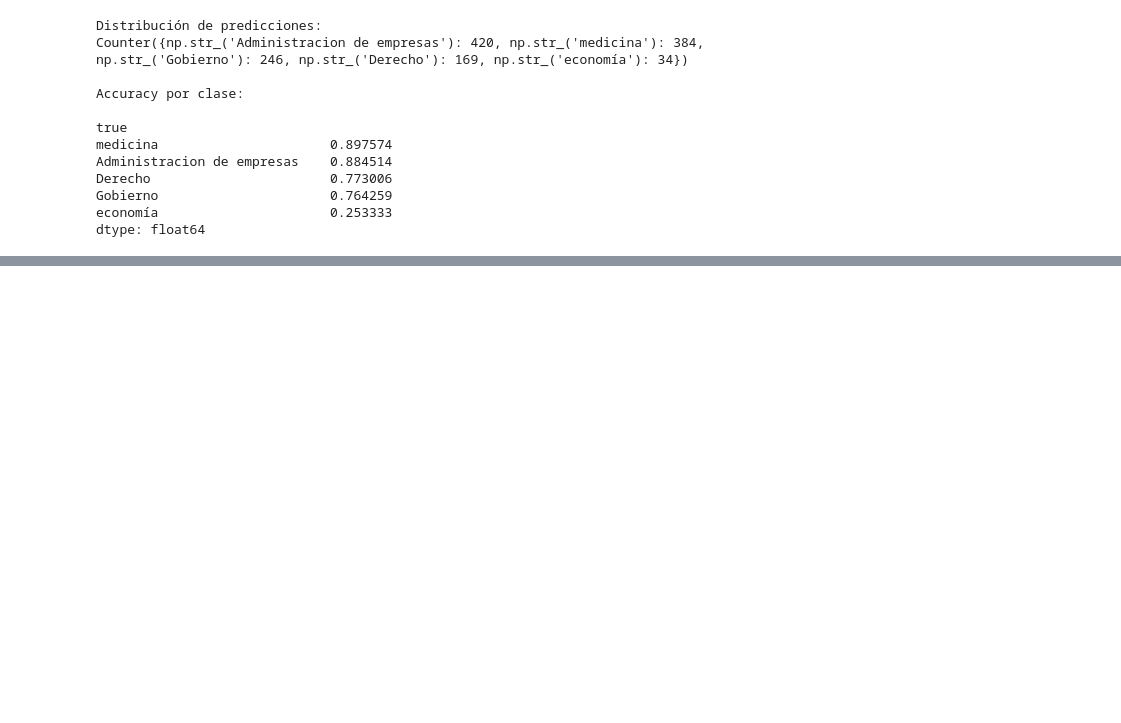
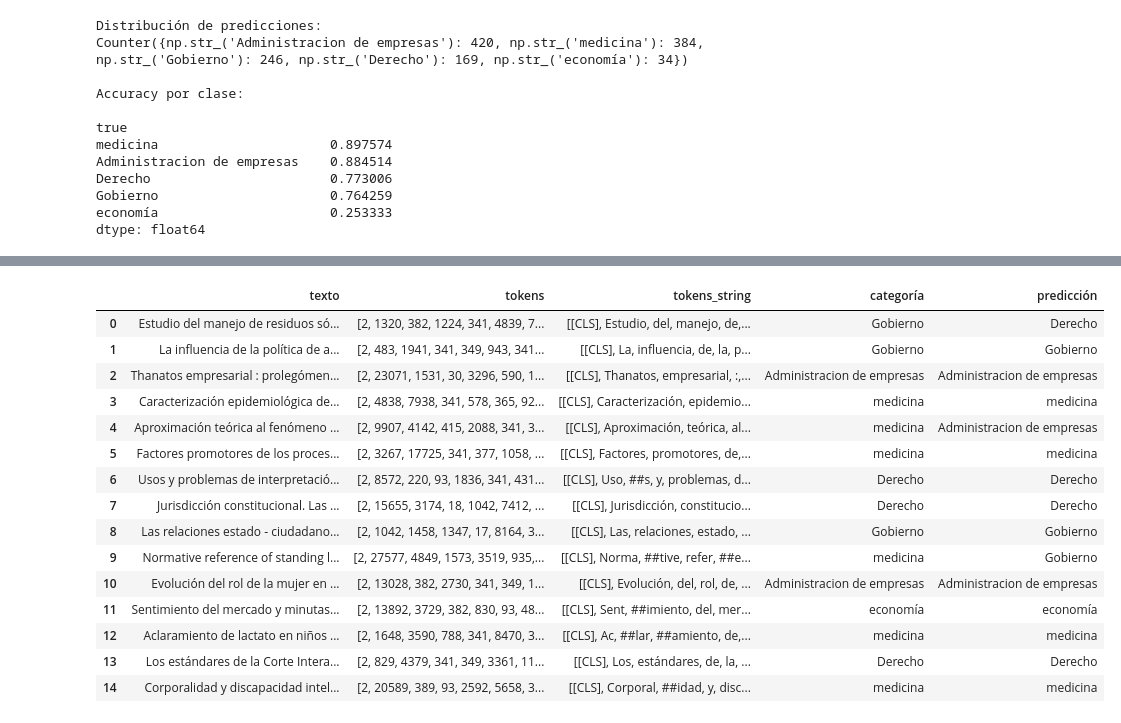
Before and after one commit to IM-333/Talleres_NLP_IM_EV, a Jupyter notebook: Sesion3/1-transformers-from-scratch.ipynb, the cells around one changed output, grey strips where cells are left out. Cells and saved outputs as stored; diff of their text form; code cells hidden in the pictures; blank space fills up the shorter version.

```diff
--- a/Sesion3/1-transformers-from-scratch.ipynb
+++ b/Sesion3/1-transformers-from-scratch.ipynb
@@ -1755,0 +1850,10 @@ dtype: float64
+# %%
+it = iter(train_loader2)
+batch = next(it)
+x, mask, y = batch['input_ids'], batch['attention_mask'], batch['y']
+
+embeddings = token_embeddings(x)
+assert embeddings.shape == (train_loader2.batch_size, max_len, emb_dim)
+
+attention = transformer(embeddings, mask)
+attention.shape
@@ -1755,0 +1862,3 @@ dtype: float64
+# %%
+pred = ff(attention)
+pred.shape
@@ -1755,0 +2116,4 @@ dtype: float64
+# %%
+predictions2 = trainer.predict(model, test_loader2)
+predictions2 = torch.cat(predictions2, dim=0)
+predictions2 = [test_dataset2.id_2_class_map[pred] for pred in predictions2.numpy()]
@@ -1755,0 +2124,42 @@ dtype: float64
+# %%
+import pandas as pd
+
+# Get original texts and categories directly from the HuggingFace dataset split
+original_texts = dataset['test']['text']
+original_categories = dataset['test']['facultad']
+
+# Tokenize the original texts using the trained tokenizer
+tokenized_ids = [spanish_news_tokenizer2(text)['input_ids'] for text in original_texts]
+
+df = pd.DataFrame(data={
+    "texto": original_texts,
+    "tokens": tokenized_ids,
+    "categoría": original_categories,
+    'predicción': predictions2
+})
+
+df['tokens_string'] = df.tokens.apply(lambda t: spanish_news_tokenizer2.convert_ids_to_tokens(t))
+df = df[["texto", "tokens", "tokens_string", "categoría", "predicción"]]
+df.style.set_table_styles(
+    [
+        {'selector': 'td', 'props': [('word-wrap', 'break-word')]}
+    ]
+)
+df.head(15)
+# %% [output]
+|  | texto | tokens | tokens_string | categoría | predicción |
+| 0 | Estudio del manejo de residuos só... | [2, 1320, 382, 1224, 341, 4839, 7... | [[CLS], Estudio, del, manejo, de,... | Gobierno | Derecho |
+| 1 | La influencia de la política de a... | [2, 483, 1941, 341, 349, 943, 341... | [[CLS], La, influencia, de, la, p... | Gobierno | Gobierno |
+| 2 | Thanatos empresarial : prolegómen... | [2, 23071, 1531, 30, 3296, 590, 1... | [[CLS], Thanatos, empresarial, :,... | Administracion de empresas | Administracion de empresas |
+| 3 | Caracterización epidemiológica de... | [2, 4838, 7938, 341, 578, 365, 92... | [[CLS], Caracterización, epidemio... | medicina | medicina |
+| 4 | Aproximación teórica al fenómeno ... | [2, 9907, 4142, 415, 2088, 341, 3... | [[CLS], Aproximación, teórica, al... | medicina | Administracion de empresas |
+| 5 | Factores promotores de los proces... | [2, 3267, 17725, 341, 377, 1058, ... | [[CLS], Factores, promotores, de,... | medicina | medicina |
+| 6 | Usos y problemas de interpretació... | [2, 8572, 220, 93, 1836, 341, 431... | [[CLS], Uso, ##s, y, problemas, d... | Derecho | Derecho |
+| 7 | Jurisdicción constitucional. Las ... | [2, 15655, 3174, 18, 1042, 7412, ... | [[CLS], Jurisdicción, constitucio... | Derecho | Derecho |
+| 8 | Las relaciones estado - ciudadano... | [2, 1042, 1458, 1347, 17, 8164, 3... | [[CLS], Las, relaciones, estado, ... | Gobierno | Gobierno |
+| 9 | Normative reference of standing l... | [2, 27577, 4849, 1573, 3519, 935,... | [[CLS], Norma, ##tive, refer, ##e... | medicina | Gobierno |
+| 10 | Evolución del rol de la mujer en ... | [2, 13028, 382, 2730, 341, 349, 1... | [[CLS], Evolución, del, rol, de, ... | Administracion de empresas | Administracion de empresas |
+| 11 | Sentimiento del mercado y minutas... | [2, 13892, 3729, 382, 830, 93, 48... | [[CLS], Sent, ##imiento, del, mer... | economía | economía |
+| 12 | Aclaramiento de lactato en niños ... | [2, 1648, 3590, 788, 341, 8470, 3... | [[CLS], Ac, ##lar, ##amiento, de,... | medicina | medicina |
+| 13 | Los estándares de la Corte Intera... | [2, 829, 4379, 341, 349, 3361, 11... | [[CLS], Los, estándares, de, la, ... | Derecho | Derecho |
+| 14 | Corporalidad y discapacidad intel... | [2, 20589, 389, 93, 2592, 5658, 3... | [[CLS], Corporal, ##idad, y, disc... | medicina | medicina |
```
Also changed, not shown: parts of 23 cells of this notebook.
